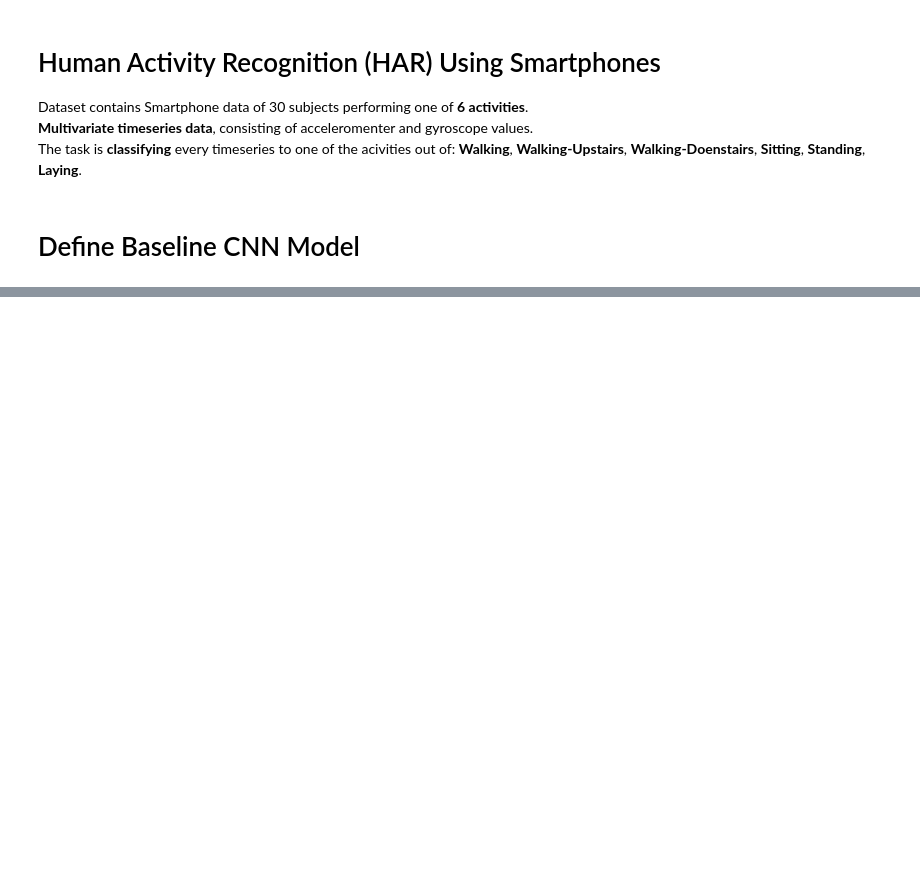
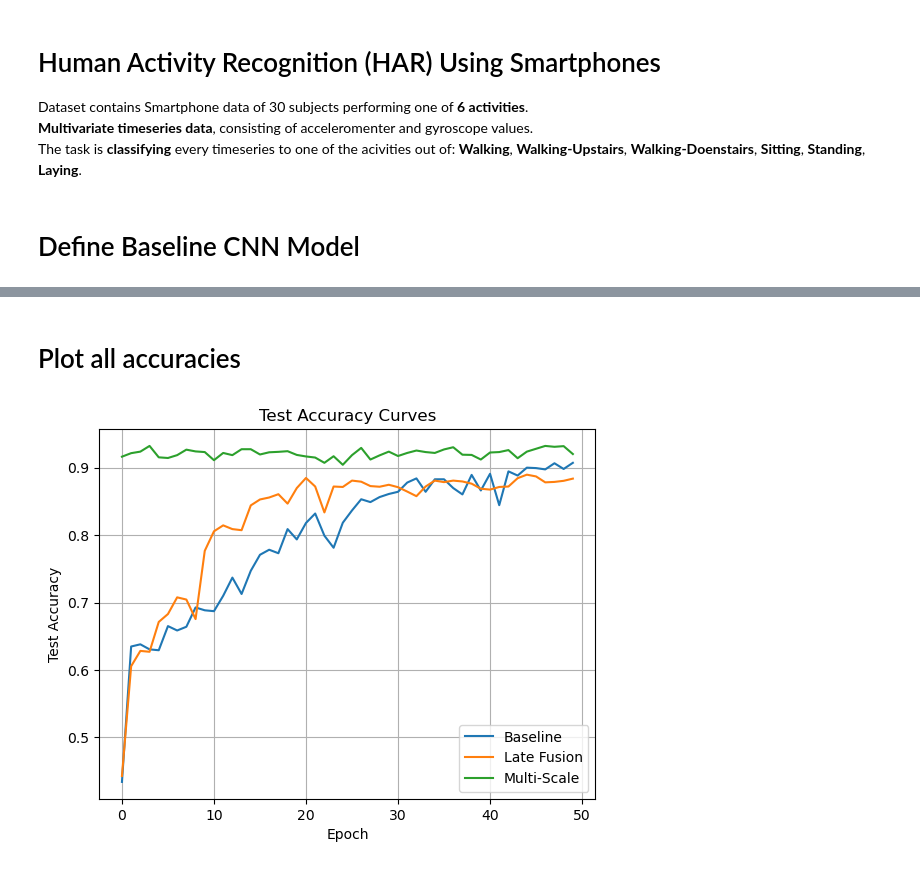
Before and after one commit to leviN1998/Human-Activity-Recognition, a Jupyter notebook: ai_task.ipynb, the cells around one changed output, grey strips where cells are left out. Saved outputs shown, nothing was run; the diff lists cells and outputs as text; code cells hidden in the pictures; blank space fills up the shorter version.

```diff
--- a/ai_task.ipynb
+++ b/ai_task.ipynb
@@ -50,3 +50,12 @@ class Baseline(nn.Module):
         x = self.gap(x).squeeze(-1)  # (batch, 128, 1) -> (batch, 128)
         logits = self.calssifier(x)       # (batch, num_classes)
         return logits
+# %%
+DEVICE = "cuda" if torch.cuda.is_available() else "cpu"
+torch.manual_seed(29012026)
+
+# initaialize
+train_loader, test_loader = make_har_loaders(root="./UCI HAR Dataset", channels="6ch", batch_size=128)
+model = Baseline(in_channels=6, num_classes=6).to(DEVICE)
+optimizer = Adam(model.parameters(), lr=1e-3)
+criterion = nn.CrossEntropyLoss()
@@ -52,0 +255,16 @@ class Baseline(nn.Module):
+# %%
+DEVICE = "cuda" if torch.cuda.is_available() else "cpu"
+torch.manual_seed(29012026)
+
+# initaialize
+train_loader, test_loader = make_har_loaders(root="./UCI HAR Dataset", channels="6ch", batch_size=128)
+baseline = Baseline(in_channels=6, num_classes=6).to(DEVICE)
+optimizer_baseline = Adam(baseline.parameters(), lr=1e-3)
+
+late_fusion = LateFusionHAR(n_classes=6, base=32, dropout=0.2).to(DEVICE)
+optimizer_late = Adam(late_fusion.parameters(), lr=1e-3)
+
+muliscale = MultiScaleHAR(n_classes=6, dropout=0.2).to(DEVICE)
+optimizer_multi = Adam(muliscale.parameters(), lr=1e-3)
+
+criterion = nn.CrossEntropyLoss()
@@ -52,0 +340,18 @@ class Baseline(nn.Module):
+# %% [markdown]
+# Plot all accuracies
+# %%
+import matplotlib.pyplot as plt
+
+labels = ["Baseline", "Late Fusion", "Multi-Scale"]
+
+for acc, label in zip(test_accs, labels):
+    plt.plot(acc, label=label)
+
+plt.xlabel("Epoch")
+plt.ylabel("Test Accuracy")
+plt.title("Test Accuracy Curves")
+plt.legend()
+plt.grid(True)
+plt.show()
+# %% [output]
+[figure, added]
```
Also changed, not shown: parts of 8 cells of this notebook, 4 other files.
